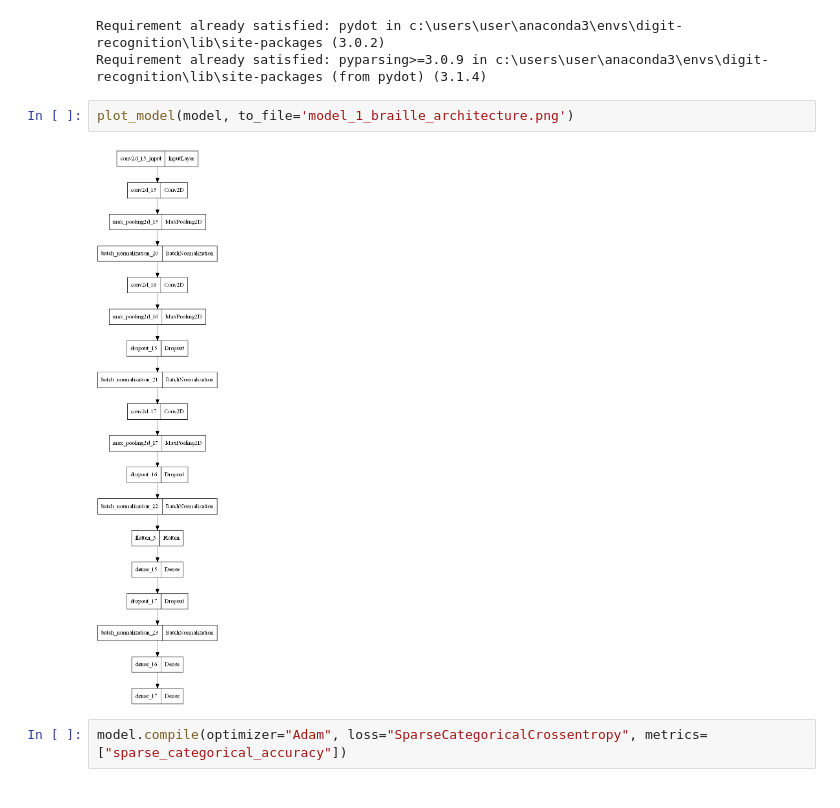
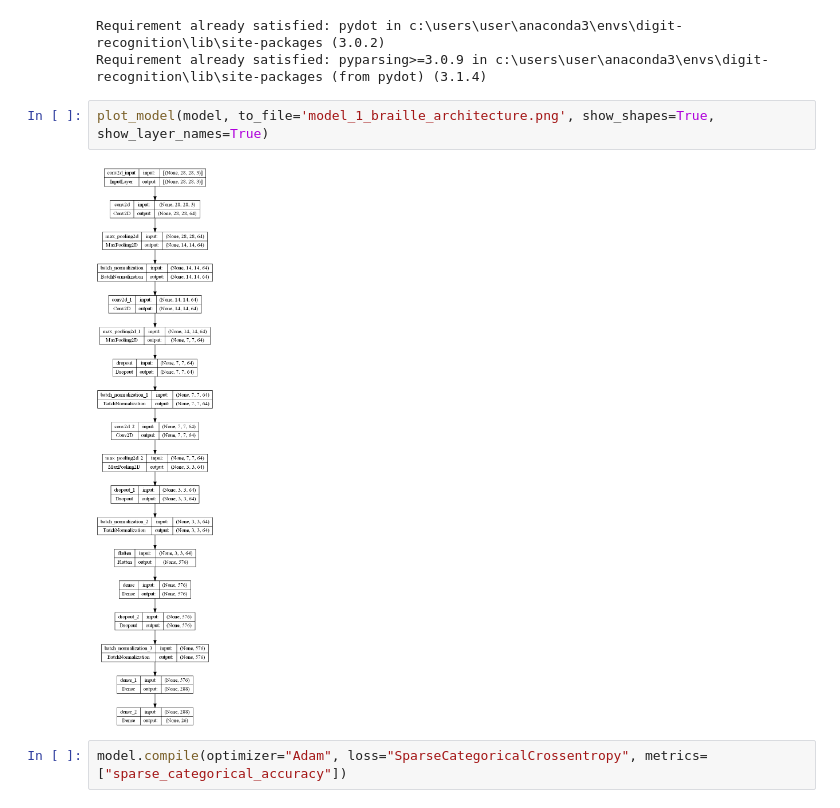
Before and after one commit to onesinus/cnn-model-optimizing, a Jupyter notebook: optimizing-cnn-braille-character-detection.ipynb, the cells around one changed output. Drawn from its saved outputs; the diff is of its cells as text.

Commit message:
Update model 1 model picture

```diff
--- a/optimizing-cnn-braille-character-detection.ipynb
+++ b/optimizing-cnn-braille-character-detection.ipynb
@@ -127,9 +123,9 @@ from tensorflow.keras.utils import plot_model
 Requirement already satisfied: pydot in c:\users\user\anaconda3\envs\digit-recognition\lib\site-packages (3.0.2)
 Requirement already satisfied: pyparsing>=3.0.9 in c:\users\user\anaconda3\envs\digit-recognition\lib\site-packages (from pydot) (3.1.4)
 # %%
-plot_model(model, to_file='model_1_braille_architecture.png')
+plot_model(model, to_file='model_1_braille_architecture.png', show_shapes=True, show_layer_names=True)
 # %% [output]
-[figure, old version]
+[figure, new version]
 # %%
 model.compile(optimizer="Adam", loss="SparseCategoricalCrossentropy", metrics=["sparse_categorical_accuracy"])
 # %% [markdown]
```
Also changed, not shown: parts of 1 cell of this notebook, 1 other file.
